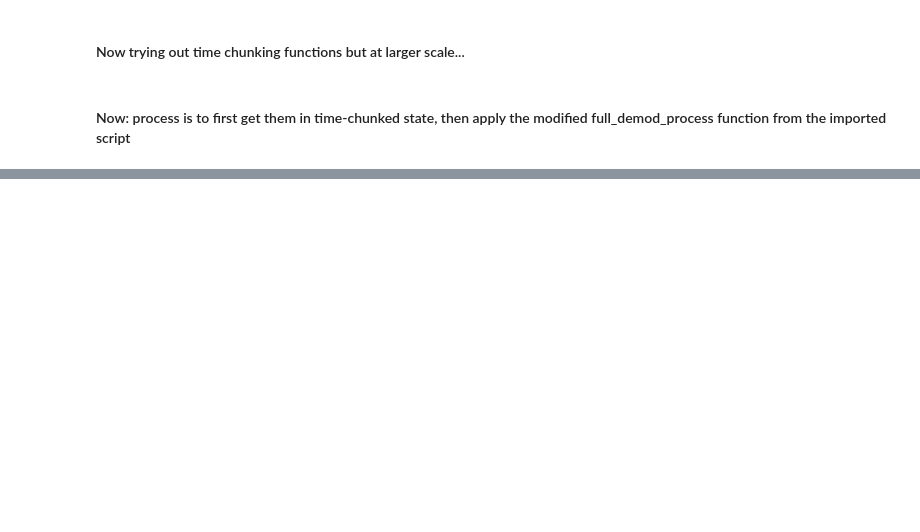
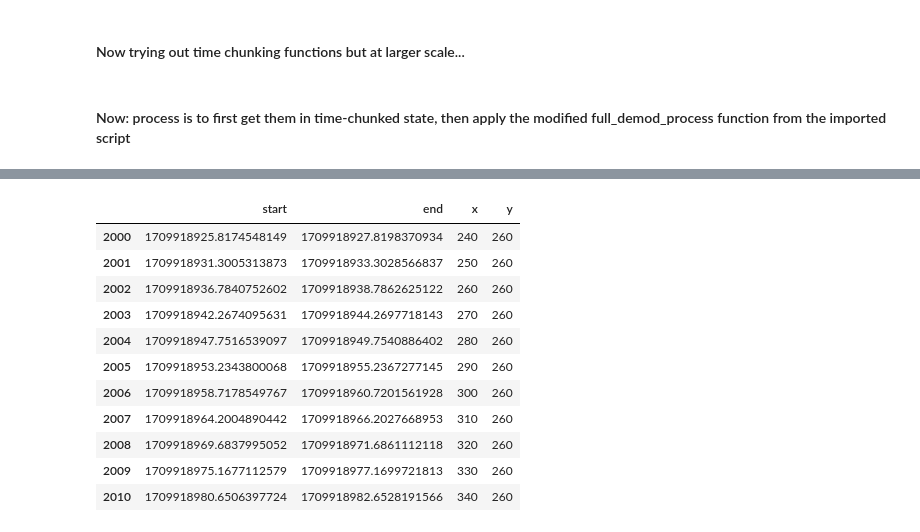
Before and after one commit to withersm/readout, a Jupyter notebook: lea_beammap_work/ali_hdf5_reading/time_chunking/tcf_multi_chan.ipynb, the cells around one changed output, grey strips where cells are left out. Drawn from its saved outputs; the diff is of its cells as text; code cells hidden in the pictures; blank space fills up the shorter version.

Commit message:
LY - beam map time chunk plotting

```diff
--- a/lea_beammap_work/ali_hdf5_reading/time_chunking/tcf_multi_chan.ipynb
+++ b/lea_beammap_work/ali_hdf5_reading/time_chunking/tcf_multi_chan.ipynb
@@ -45,10 +45,12 @@ import time_chunking_functions as tcf
 
 # LO: 4250
 ts_LO4250_1 = '/home/matt/ali_drive_mnt/beam_map_data/toneinit_fcenter_4250.0_20240308061355_t_20240308062133/ts_toneinit_fcenter_4250.0_20240308061355_t_20240308062147.hd5'
+ts_LO4250_1_fn = 'ts_toneinit_fcenter_4250.0_20240308061355_t_20240308062147.hd5'
 t_xy_LO4250_1 = '/home/matt/ali_drive_mnt/beam_map_data/toneinit_fcenter_4250.0_20240308061355_t_20240308062133/beam_map_data_20240308062147.txt'
 ts_LO4250_1_PATH = '/home/matt/ali_drive_mnt/beam_map_data/toneinit_fcenter_4250.0_20240308061355_t_20240308062133'
 
 ts_LO4250_2 = '/home/matt/ali_drive_mnt/beam_map_data/toneinit_fcenter_4250.0_20240307141217_t_20240307141951/ts_toneinit_fcenter_4250.0_20240307141217_t_20240307142007.hd5'
+ts_LO4250_2_fn = 'ts_toneinit_fcenter_4250.0_20240307141217_t_20240307142007.hd5'
 t_xy_LO4250_2 = '/home/matt/ali_drive_mnt/beam_map_data/toneinit_fcenter_4250.0_20240307141217_t_20240307141951/beam_map_data_20240307142007.txt'
 ts_LO4250_2_PATH = '/home/matt/ali_drive_mnt/beam_map_data/toneinit_fcenter_4250.0_20240307141217_t_20240307141951'
 
@@ -101,0 +142,37 @@ len(t_4250_1)
+# %%
+def time_chunk_index_demod_plot(ts_filename, t_xy_file, chunk='some', chunk_start=None, chunk_stop=None,
+                                single_channel=None, time_chunk_index_start=0, time_chunk_index_stop=10,
+                                ts_path='ts_path', ts_short_filename='ts_short_filename',
+                                tone_init_path='/home/matt/ali_drive_mnt/tone_initializations',
+                                plot_spacing=0.01):
+
+    t, I, Q, t_xy_table = tcf.get_ts_chunks_time_indexing(ts_filename=ts_filename, t_xy_file=t_xy_file, chunk=chunk, chunk_start=chunk_start,
+                                                          chunk_stop=chunk_stop, single_channel=None, time_chunk_index_start=time_chunk_index_start,
+                                                          time_chunk_index_stop=time_chunk_index_stop)
+
+    chunks_demodulated = []
+
+    for i in range(len(t)):
+        t_chunked = t[i]
+        i_chunked = np.array(I[i])
+        q_chunked = np.array(Q[i])
+        demodulated_chunk = tcf.modified_demod_process_for_tchunks(t_chunked, i_chunked, q_chunked, ts_file=ts_short_filename, f_sawtooth=15, method='fft',
+                                                                correct_phase_jumps=True, phase_jump_threshold=0.4, n=0, channels=chunk,
+                                                                start_channel=chunk_start, stop_channel=chunk_stop, tone_init_path=tone_init_path,
+                                                                ts_path=ts_path, display_mode='notebook')
+        chunks_demodulated.append(demodulated_chunk)
+
+        plt.figure()
+        for j in range(len(demodulated_chunk['demod data'])):
+            plt.plot(demodulated_chunk['demod t'], demodulated_chunk['demod data'][j] + plot_spacing*j, label=f'channel {chunk_start+j}')
+            # plt.legend()
+            plt.title(f'Time Chunk {time_chunk_index_start + i}')
+
+    return chunks_demodulated, t_xy_table
+# %%
+%matplotlib qt
+
+testing_full_function = time_chunk_index_demod_plot(ts_LO4250_2, t_xy_LO4250_2, chunk='some', chunk_start=210, chunk_stop=230,
+                                                    time_chunk_index_start=2750, time_chunk_index_stop=2770, ts_path=ts_LO4250_2_PATH,
+                                                    ts_short_filename=ts_LO4250_2_fn, tone_init_path='/home/matt/ali_drive_mnt/tone_initializations',
+                                                    plot_spacing=0.1)
@@ -102 +385,17 @@ len(t_4250_1)
+# %%
+xy_test = testing_full_function[1]
+xy_test
+# %% [output]
+|  | start | end | x | y |
+| 2000 | 1709918925.8174548149 | 1709918927.8198370934 | 240 | 260 |
+| 2001 | 1709918931.3005313873 | 1709918933.3028566837 | 250 | 260 |
+| 2002 | 1709918936.7840752602 | 1709918938.7862625122 | 260 | 260 |
+| 2003 | 1709918942.2674095631 | 1709918944.2697718143 | 270 | 260 |
+| 2004 | 1709918947.7516539097 | 1709918949.7540886402 | 280 | 260 |
+| 2005 | 1709918953.2343800068 | 1709918955.2367277145 | 290 | 260 |
+| 2006 | 1709918958.7178549767 | 1709918960.7201561928 | 300 | 260 |
+| 2007 | 1709918964.2004890442 | 1709918966.2027668953 | 310 | 260 |
+| 2008 | 1709918969.6837995052 | 1709918971.6861112118 | 320 | 260 |
+| 2009 | 1709918975.1677112579 | 1709918977.1699721813 | 330 | 260 |
+| 2010 | 1709918980.6506397724 | 1709918982.6528191566 | 340 | 260 |
 # %%
```
Also changed, not shown: parts of 20 cells of this notebook, 2 other files.
